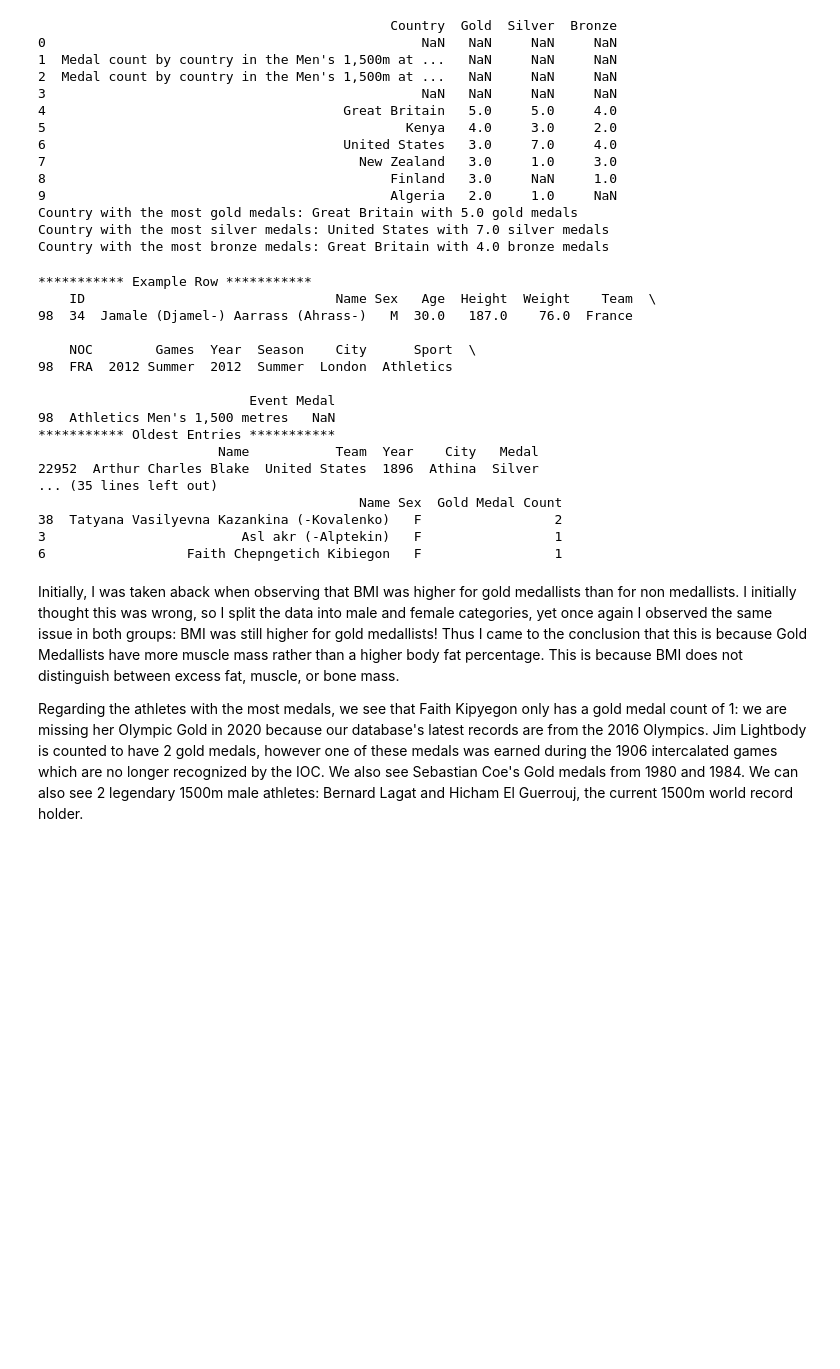
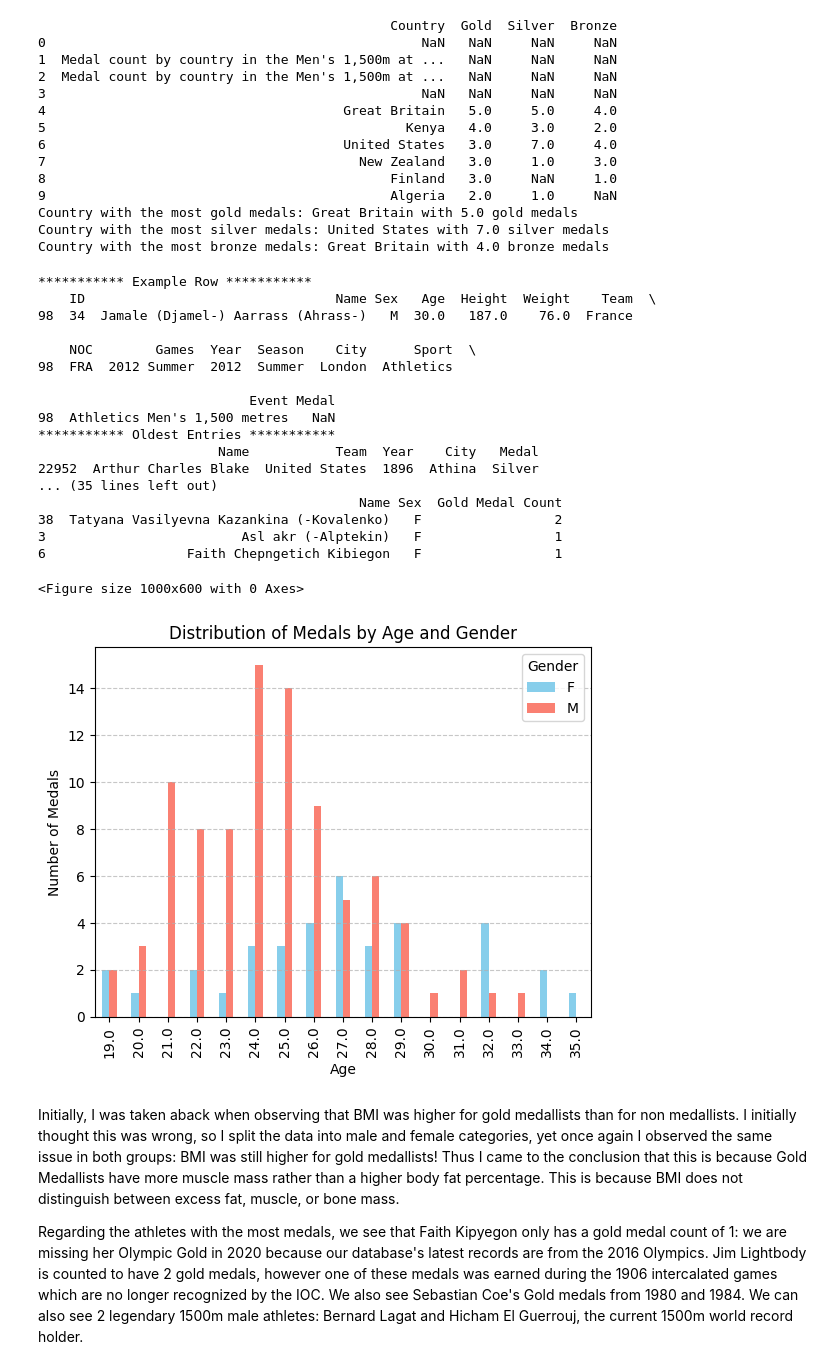
Before and after one commit to com-480-data-visualization/Olympic1500, a Jupyter notebook: data_exploration.ipynb, the cells around one changed output. Cells and saved outputs as stored; diff of their text form; code cells hidden in the pictures; blank space fills up the shorter version.

Commit message:
add age MF medals

```diff
--- a/data_exploration.ipynb
+++ b/data_exploration.ipynb
@@ -98,6 +98,7 @@ Country with the most silver medals: United States with 7.0 silver medals
 Country with the most bronze medals: Great Britain with 4.0 bronze medals
 # %%
 import pandas as pd
+import matplotlib.pyplot as plt
 
 # Load the Excel file
 file_path = 'longitudinal-data.csv'
@@ -159,33 +160,51 @@ gold_medalist_data = filtered_data[filtered_data['Medal'] == 'Gold']
 # Group by 'Name' and 'Sex', then count the number of gold medals
 gold_medals_count = gold_medalist_data.groupby(['Name', 'Sex']).size().reset_index(name='Gold Medal Count')
 
 # Find the athlete with the most gold medals for each sex
 max_gold_medals_male = gold_medals_count[gold_medals_count['Sex'] == 'M'].nlargest(3, 'Gold Medal Count')
 max_gold_medals_female = gold_medals_count[gold_medals_count['Sex'] == 'F'].nlargest(3, 'Gold Medal Count')
 
 print("Male athletes with the most 1500m gold medals:")
 print(max_gold_medals_male)
 
 print("\nFemale athletes with the most 1500m gold medals:")
 print(max_gold_medals_female)
+
+# Group by 'Age' and 'Sex', then count the number of medals for each age and gender
+medals_by_age_gender = medalist_data.groupby(['Age', 'Sex']).size().reset_index(name='Medals')
+
+# Pivot the data to have separate columns for each gender
+medals_by_age_gender_pivot = medals_by_age_gender.pivot(index='Age', columns='Sex', values='Medals')
+
+# Plot the distribution
+plt.figure(figsize=(10, 6))
+medals_by_age_gender_pivot.plot(kind='bar', color=['skyblue', 'salmon'])
+plt.title('Distribution of Medals by Age and Gender')
+plt.xlabel('Age')
+plt.ylabel('Number of Medals')
+plt.legend(title='Gender')
+plt.grid(axis='y', linestyle='--', alpha=0.7)
+plt.show()
 # %% [output]
 *********** Example Row ***********
     ID                                Name Sex   Age  Height  Weight    Team  \
 98  34  Jamale (Djamel-) Aarrass (Ahrass-)   M  30.0   187.0    76.0  France
 
     NOC        Games  Year  Season    City      Sport  \
 98  FRA  2012 Summer  2012  Summer  London  Athletics
 
                            Event Medal
 98  Athletics Men's 1,500 metres   NaN
 *********** Oldest Entries ***********
                        Name           Team  Year    City   Medal
 22952  Arthur Charles Blake  United States  1896  Athina  Silver
 ... (35 lines left out)
                                          Name Sex  Gold Medal Count
 38  Tatyana Vasilyevna Kazankina (-Kovalenko)   F                 2
 3                         Asl akr (-Alptekin)   F                 1
 6                  Faith Chepngetich Kibiegon   F                 1
+<Figure size 1000x600 with 0 Axes>
+[figure, added]
 # %% [markdown]
 Initially, I was taken aback when observing that BMI was higher for gold medallists than for non medallists. I initially thought this was wrong, so I split the data into male and female categories, yet once again I observed the same issue in both groups: BMI was still higher for gold medallists! Thus I came to the conclusion that this is because Gold Medallists have more muscle mass rather than a higher body fat percentage. This is because BMI does not distinguish between excess fat, muscle, or bone mass.
 
```
